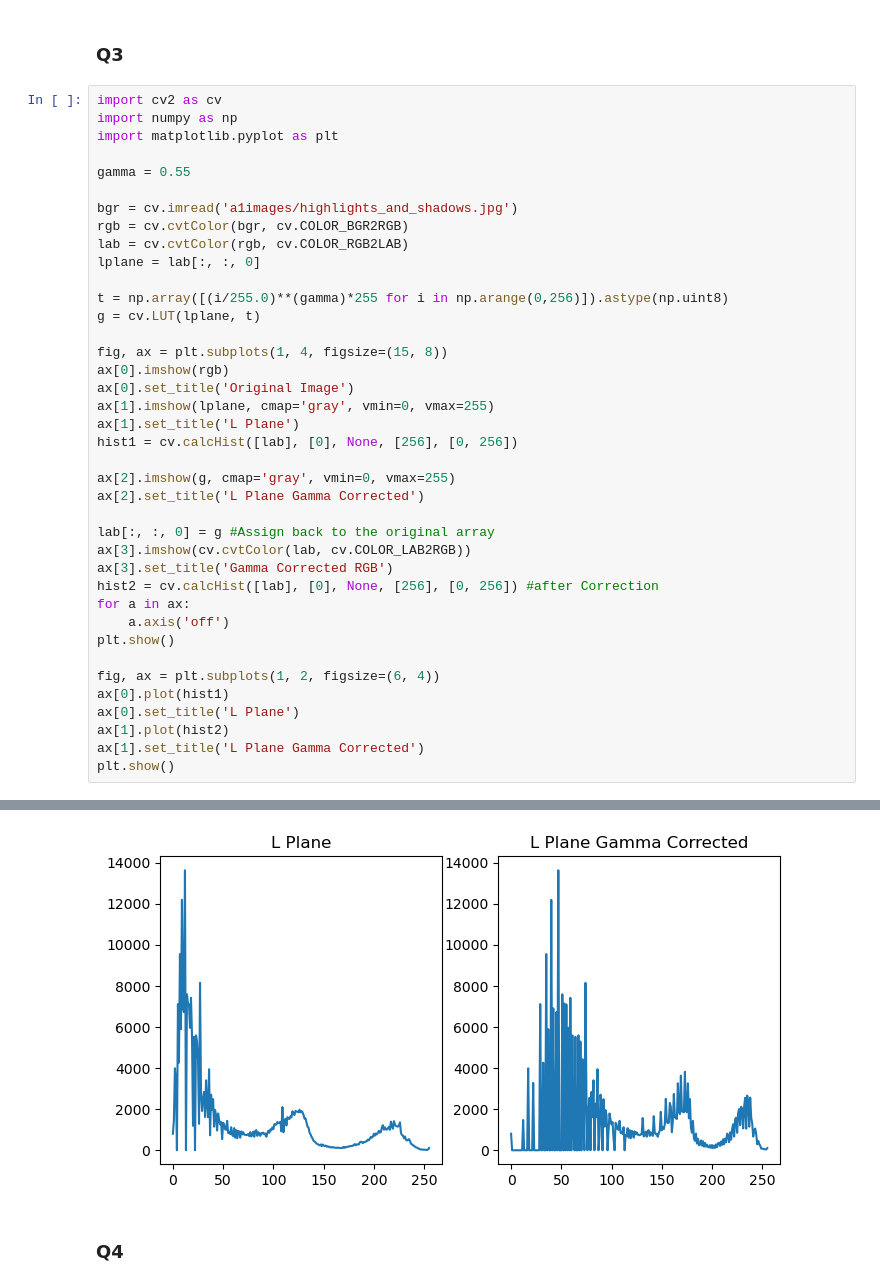
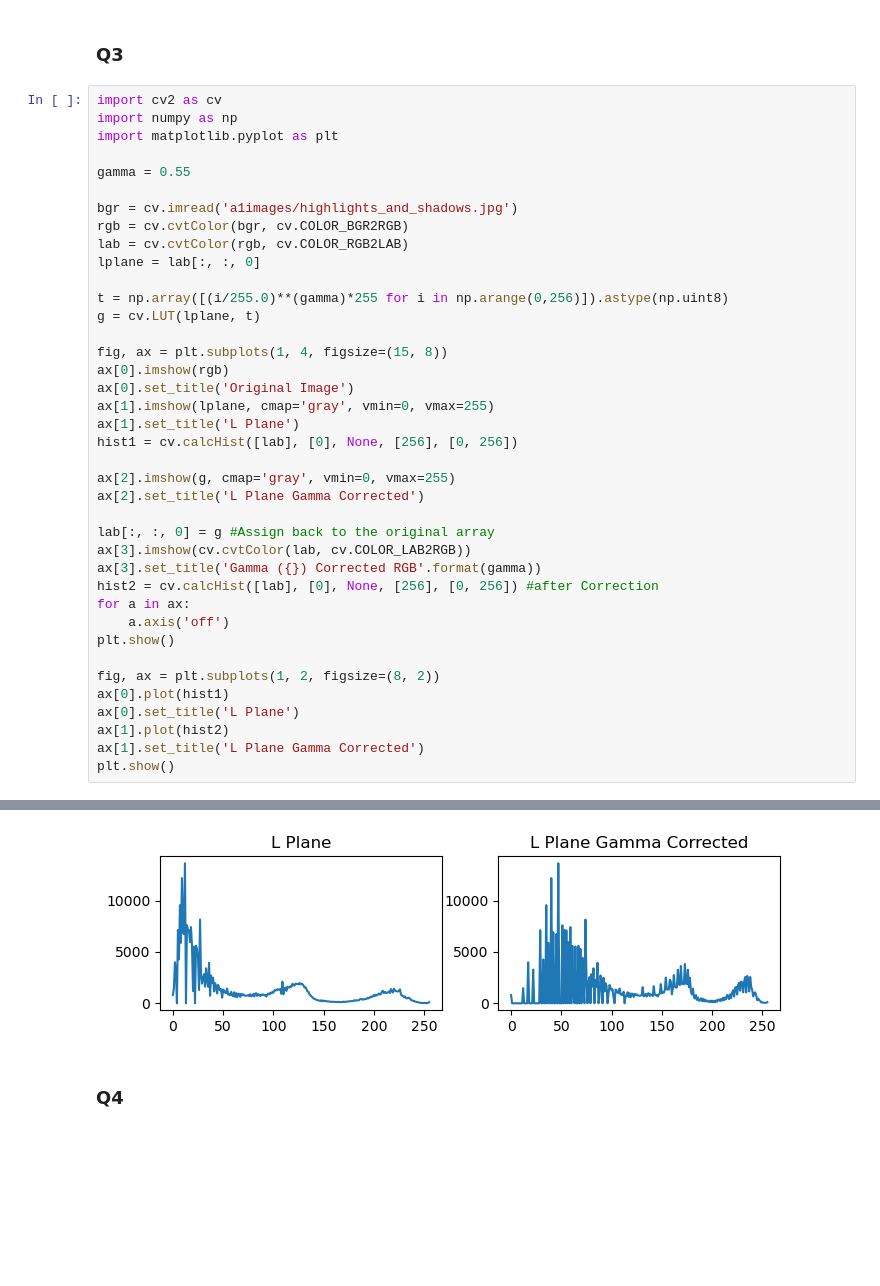
Before and after one commit to KiranGunathilaka/en3160_image_processing_machine_vision, a Jupyter notebook: assign1/220197E_a01.ipynb, the cells around one changed output, grey strips where cells are left out. Cells and saved outputs as stored; diff of their text form; blank space fills up the shorter version.

```diff
--- a/assign1/220197E_a01.ipynb
+++ b/assign1/220197E_a01.ipynb
@@ -131,13 +131,13 @@ ax[2].set_title('L Plane Gamma Corrected')
 
 lab[:, :, 0] = g #Assign back to the original array
 ax[3].imshow(cv.cvtColor(lab, cv.COLOR_LAB2RGB))
-ax[3].set_title('Gamma Corrected RGB')
+ax[3].set_title('Gamma ({}) Corrected RGB'.format(gamma))
 hist2 = cv.calcHist([lab], [0], None, [256], [0, 256]) #after Correction
 for a in ax:
     a.axis('off')
 plt.show()
 
-fig, ax = plt.subplots(1, 2, figsize=(6, 4))
+fig, ax = plt.subplots(1, 2, figsize=(8, 2))
 ax[0].plot(hist1)
 ax[0].set_title('L Plane')
 ax[1].plot(hist2)
@@ -148,3 +148,3 @@ plt.show()
-[figure, old version]
+[figure, new version]
 # %% [markdown]
 ### Q4
```
Also changed, not shown: parts of 4 cells of this notebook.
